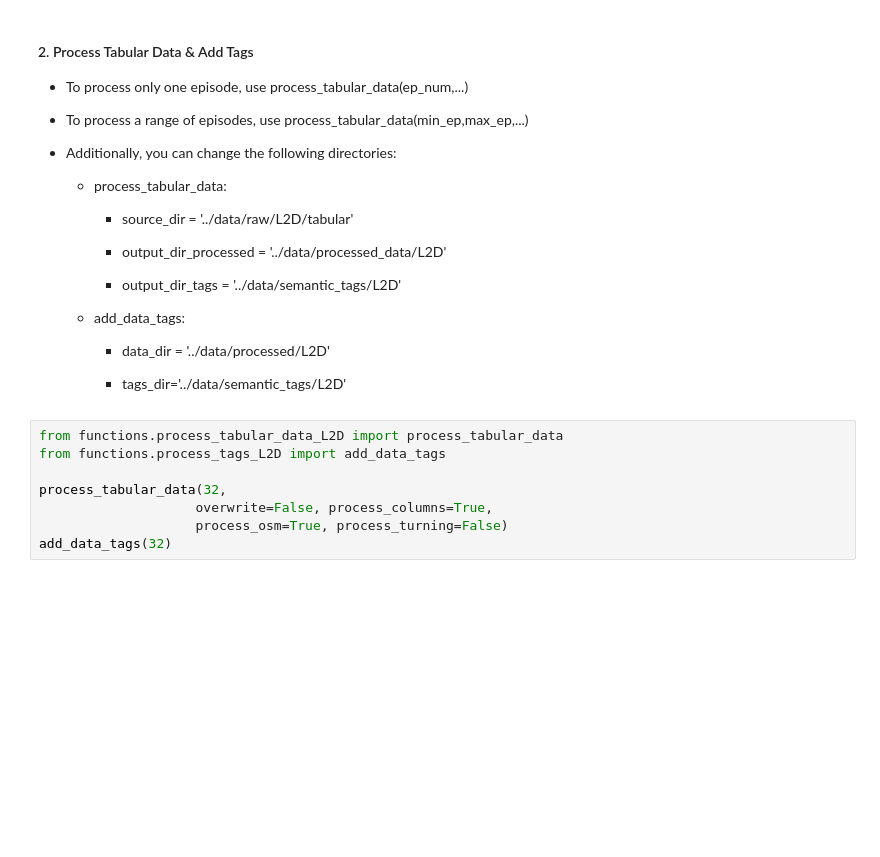
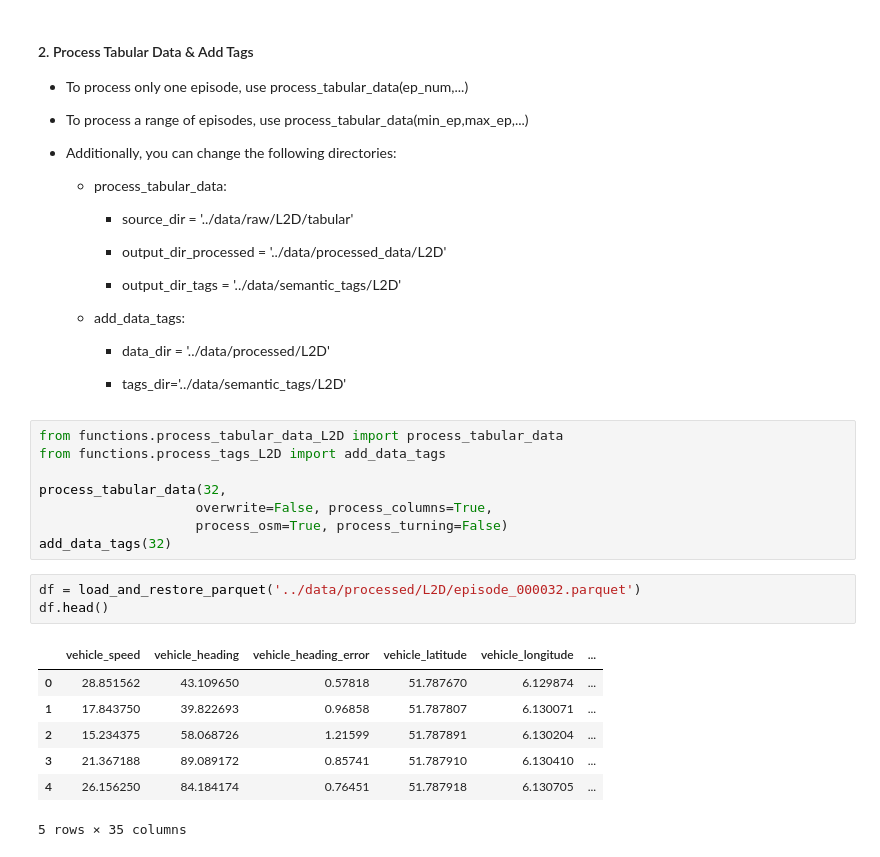
Before and after one commit to mtalonso-research/Traffic_Semantic_Graphs, a Jupyter notebook: notebooks/PipeLine_L2D.ipynb, the cells around one changed output. Drawn from its saved outputs; the diff is of its cells as text; blank space fills up the shorter version.

```diff
--- a/notebooks/PipeLine_L2D.ipynb
+++ b/notebooks/PipeLine_L2D.ipynb
@@ -73,3 +92,14 @@ process_tabular_data(32,
                     overwrite=False, process_columns=True,
                     process_osm=True, process_turning=False)
 add_data_tags(32)
+# %%
+df = load_and_restore_parquet('../data/processed/L2D/episode_000032.parquet')
+df.head()
+# %% [output]
+|  | vehicle_speed | vehicle_heading | vehicle_heading_error | vehicle_latitude | vehicle_longitude | ... |
+| 0 | 28.851562 | 43.109650 | 0.57818 | 51.787670 | 6.129874 | ... |
+| 1 | 17.843750 | 39.822693 | 0.96858 | 51.787807 | 6.130071 | ... |
+| 2 | 15.234375 | 58.068726 | 1.21599 | 51.787891 | 6.130204 | ... |
+| 3 | 21.367188 | 89.089172 | 0.85741 | 51.787910 | 6.130410 | ... |
+| 4 | 26.156250 | 84.184174 | 0.76451 | 51.787918 | 6.130705 | ... |
+5 rows × 35 columns
```
Also changed, not shown: parts of 23 cells of this notebook, 1 other file.
